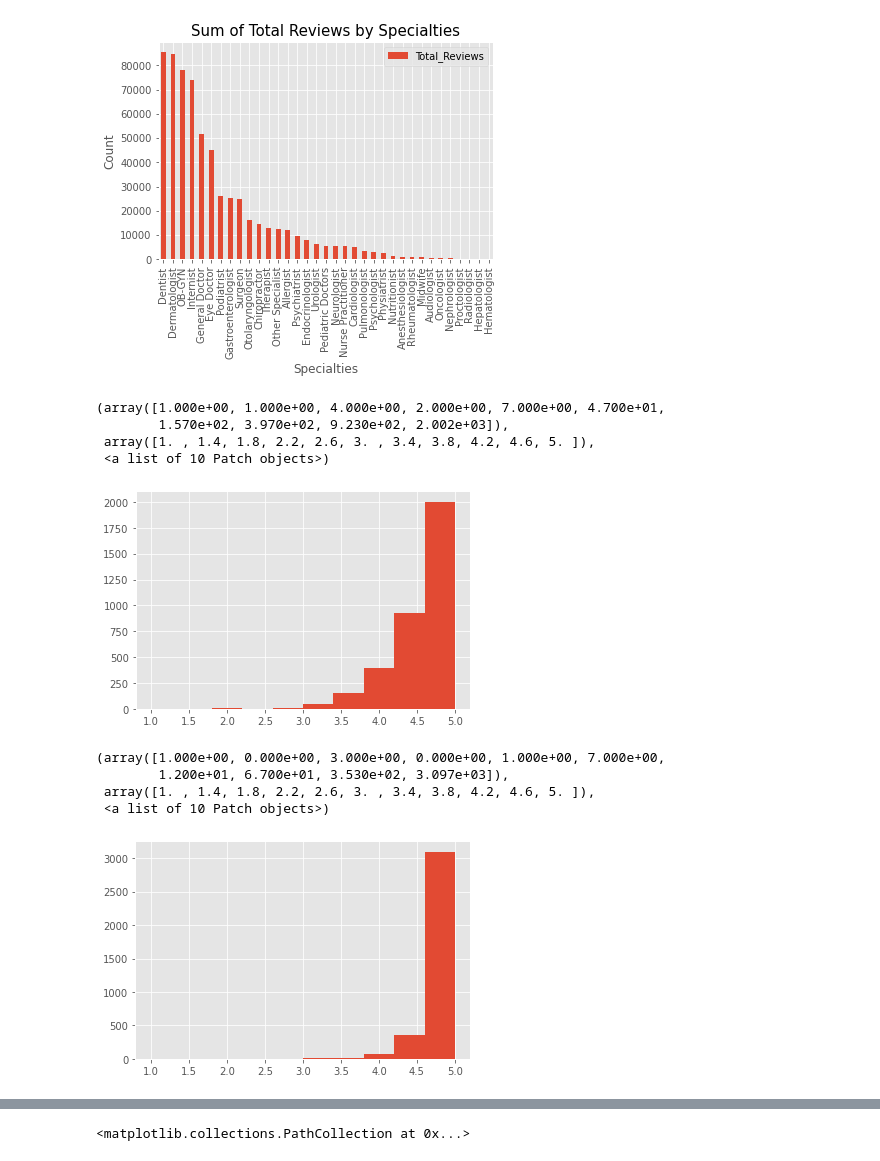
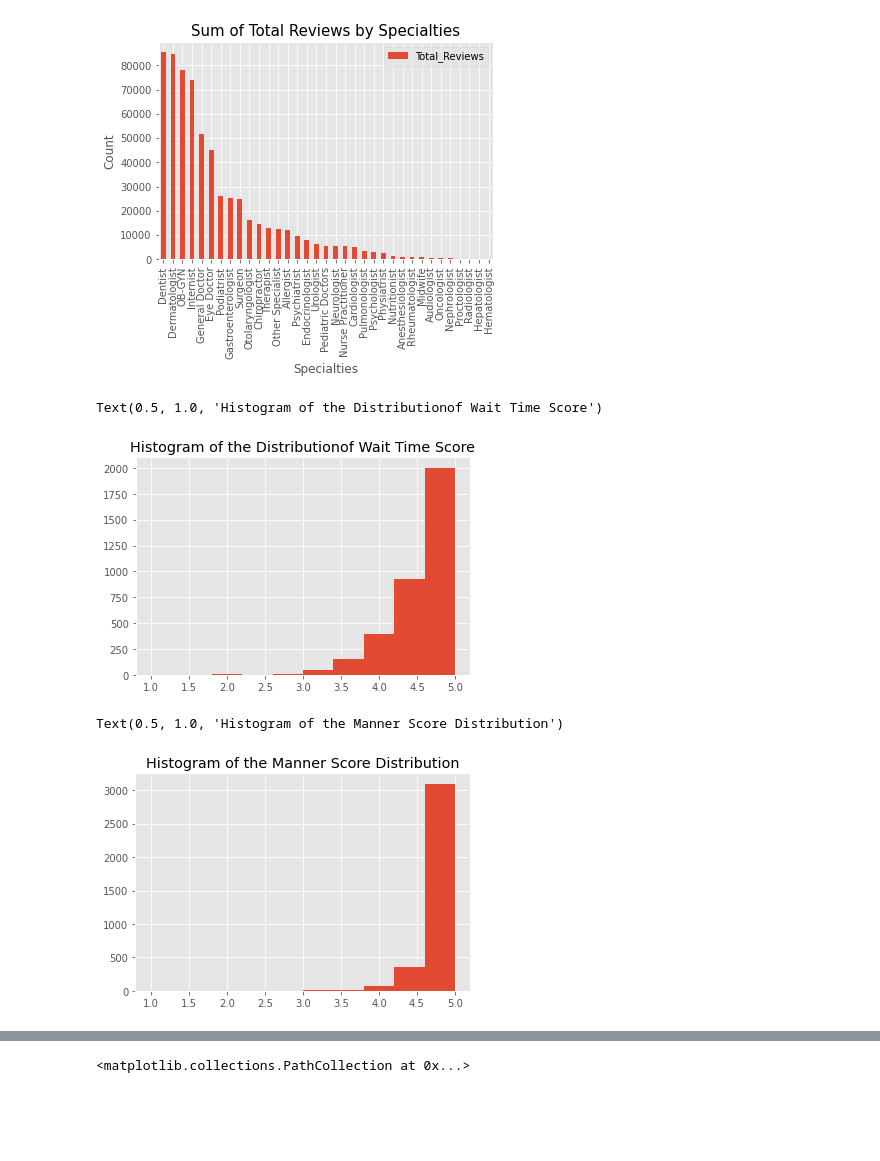
Before and after one commit to SubornaN/Web_Scrapping_Project, a Jupyter notebook: zocdocnyc/zocdocnyc_analysis.ipynb, the cells around one changed output, grey strips where cells are left out. Drawn from its saved outputs; the diff is of its cells as text; code cells hidden in the pictures; blank space fills up the shorter version.

```diff
--- a/zocdocnyc/zocdocnyc_analysis.ipynb
+++ b/zocdocnyc/zocdocnyc_analysis.ipynb
@@ -75,27 +81,32 @@ df
 
 # df['Borough'] = df.apply(f, axis=1)
 # %%
-def f(row):
+# def f(row):
 
-    if row >= 10001 or row <= 10280:
-        return 'Manhattan'
+#     if row >= 10001 or row <= 10280:
+#         return 'Manhattan'
 
-    elif row >= 10301 or row <= 10314:
-        return 'Staten Island'
+#     elif row >= 10301 or row <= 10314:
+#         return 'Staten Island'
 
-    elif row >= 10451 or row <= 10475:
-        return 'Bronx'
+#     elif row >= 10451 or row <= 10475:
+#         return 'Bronx'
 
-    elif row >= 11201 or row <= 11239:
-        return 'Brooklyn'
+#     elif row >= 11201 or row <= 11239:
+#         return 'Brooklyn'
 
-    elif row >= 11101 or row <= 11697:
-        return 'Queens'
-    else:
-        return np.nan
+#     elif row >= 11101 or row <= 11697:
+#         return 'Queens'
+#     else:
+#         return np.nan
 
-df['Borough'] = df.Zipcode.apply(f)
+# df['Borough'] = df.Zipcode.apply(f)
 # %%
 df.City = df.City.str.lower()
 df.City = df.City.replace('11242', np.nan)
 df.City = df.City.replace('828-367-7316', np.nan)
+df.City = df.City.replace('brooklyn ny', 'brooklyn')
+df.City = df.City.replace('new city', 'new york')
+df.City = df.City.replace('new york city', 'new york')
+df.City = df.City.replace('ny', 'new york')
+set(df.City)
@@ -102,8 +130,0 @@ df.City = df.City.replace('828-367-7316', np.nan)
-# %%
-def queens(value):
-    global x,y
-    if value in x:
-        return 'Queens'
-
-
-df['Borough'] = df['City'].apply(queens)
@@ -266,19 +242,15 @@ plt.show()
 [figure]
 # %%
 plt.hist(df0.Wait_Time_Score)
+plt.title("Histogram of the Wait Time Score Distribution")
 # %% [output]
-(array([1.000e+00, 1.000e+00, 4.000e+00, 2.000e+00, 7.000e+00, 4.700e+01,
-        1.570e+02, 3.970e+02, 9.230e+02, 2.002e+03]),
- array([1. , 1.4, 1.8, 2.2, 2.6, 3. , 3.4, 3.8, 4.2, 4.6, 5. ]),
- <a list of 10 Patch objects>)
+Text(0.5, 1.0, 'Histogram of the Distributionof Wait Time Score')
-[figure, old version]
+[figure, new version]
 # %%
 plt.hist(df0.Manner_Score)
+plt.title('Histogram of the Manner Score Distribution')
 # %% [output]
-(array([1.000e+00, 0.000e+00, 3.000e+00, 0.000e+00, 1.000e+00, 7.000e+00,
-        1.200e+01, 6.700e+01, 3.530e+02, 3.097e+03]),
- array([1. , 1.4, 1.8, 2.2, 2.6, 3. , 3.4, 3.8, 4.2, 4.6, 5. ]),
- <a list of 10 Patch objects>)
+Text(0.5, 1.0, 'Histogram of the Manner Score Distribution')
-[figure, old version]
+[figure, new version]
 # %%
 plt.hist(df0.Overall_Ratings)
```
Also changed, not shown: parts of 38 cells of this notebook, 1 other file.
